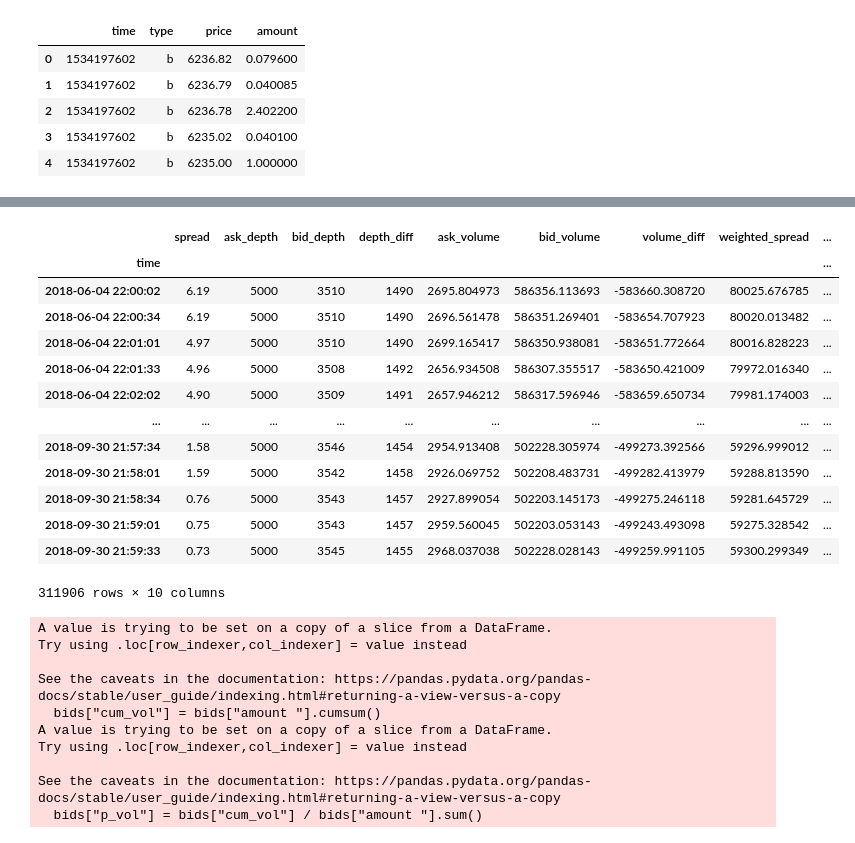
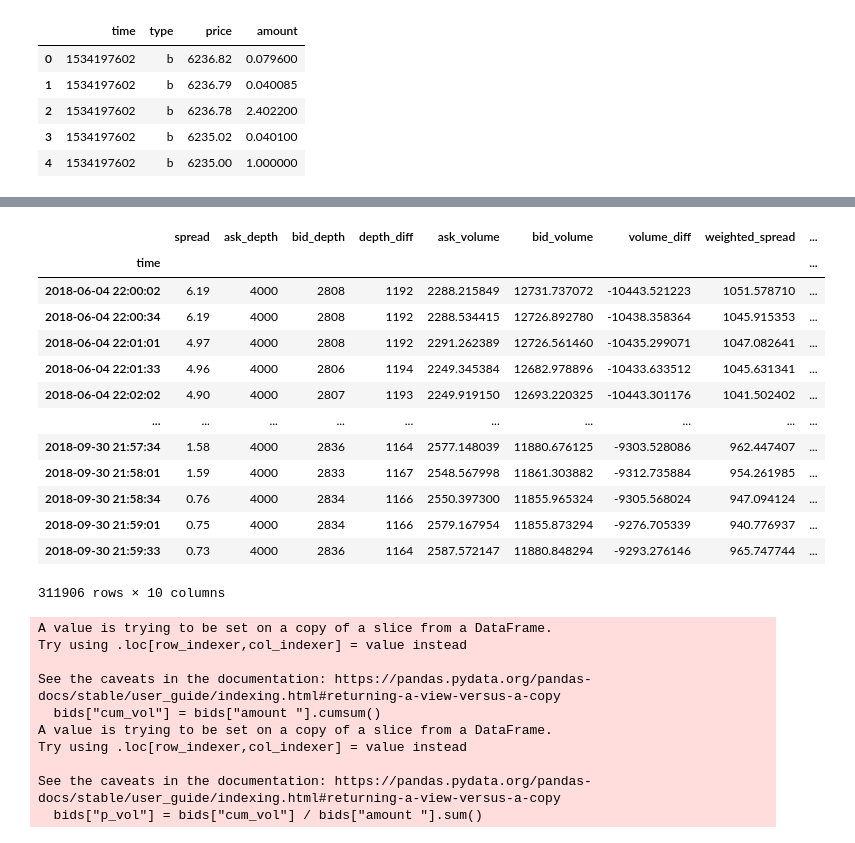
Before and after one commit to v-buchkov/mlfcs, a Jupyter notebook: experiments/v/0_Get_Features.ipynb, the cells around one changed output, grey strips where cells are left out. Cells and saved outputs as stored; diff of their text form; code cells hidden in the pictures.

```diff
--- a/experiments/v/0_Get_Features.ipynb
+++ b/experiments/v/0_Get_Features.ipynb
@@ -188,0 +273,29 @@ class OrderBookFeatures:
+# %%
+# Define a function to process the DataFrame
+def process_orderbook(df, thr: float = 0.20):
+    def filter_orderbook(group):
+        # Get bids and asks
+        bids = group[group["type"] == "b"]
+        asks = group[group["type"] == "a"]
+
+        # Calculate thresholds
+        bid_threshold = bids["price"].quantile(thr) if not bids.empty else None
+        ask_threshold = asks["price"].quantile(1 - thr) if not asks.empty else None
+
+        # Filter out the lowest 10% of bids
+        bids_filtered = bids[bids["price"] > bid_threshold] if bid_threshold else bids
+
+        # Filter out the highest 10% of asks
+        asks_filtered = asks[asks["price"] < ask_threshold] if ask_threshold else asks
+
+        # Combine filtered bids and asks
+        return pd.concat([bids_filtered, asks_filtered])
+
+    # Apply the filtering function on each group of "time"
+    df_filtered = df.groupby("time", group_keys=False).apply(filter_orderbook)
+
+    return df_filtered
+
+
+# Apply the function to your DataFrame
+df_filtered = process_orderbook(df)
@@ -189,21 +314,21 @@ class OrderBookFeatures:
 # %%
-ob = OrderBookFeatures()
-features = ob(df)
+obf = OrderBookFeatures()
+features = obf(df_filtered)
 features
 # %% [output]
 |  | spread | ask_depth | bid_depth | depth_diff | ask_volume | bid_volume | volume_diff | weighted_spread | ... |
 | time |  |  |  |  |  |  |  |  | ... |
-| 2018-06-04 22:00:02 | 6.19 | 5000 | 3510 | 1490 | 2695.804973 | 586356.113693 | -583660.308720 | 80025.676785 | ... |
-| 2018-06-04 22:00:34 | 6.19 | 5000 | 3510 | 1490 | 2696.561478 | 586351.269401 | -583654.707923 | 80020.013482 | ... |
-| 2018-06-04 22:01:01 | 4.97 | 5000 | 3510 | 1490 | 2699.165417 | 586350.938081 | -583651.772664 | 80016.828223 | ... |
-| 2018-06-04 22:01:33 | 4.96 | 5000 | 3508 | 1492 | 2656.934508 | 586307.355517 | -583650.421009 | 79972.016340 | ... |
-| 2018-06-04 22:02:02 | 4.90 | 5000 | 3509 | 1491 | 2657.946212 | 586317.596946 | -583659.650734 | 79981.174003 | ... |
+| 2018-06-04 22:00:02 | 6.19 | 4000 | 2808 | 1192 | 2288.215849 | 12731.737072 | -10443.521223 | 1051.578710 | ... |
+| 2018-06-04 22:00:34 | 6.19 | 4000 | 2808 | 1192 | 2288.534415 | 12726.892780 | -10438.358364 | 1045.915353 | ... |
+| 2018-06-04 22:01:01 | 4.97 | 4000 | 2808 | 1192 | 2291.262389 | 12726.561460 | -10435.299071 | 1047.082641 | ... |
+| 2018-06-04 22:01:33 | 4.96 | 4000 | 2806 | 1194 | 2249.345384 | 12682.978896 | -10433.633512 | 1045.631341 | ... |
+| 2018-06-04 22:02:02 | 4.90 | 4000 | 2807 | 1193 | 2249.919150 | 12693.220325 | -10443.301176 | 1041.502402 | ... |
 | ... | ... | ... | ... | ... | ... | ... | ... | ... | ... |
-| 2018-09-30 21:57:34 | 1.58 | 5000 | 3546 | 1454 | 2954.913408 | 502228.305974 | -499273.392566 | 59296.999012 | ... |
-| 2018-09-30 21:58:01 | 1.59 | 5000 | 3542 | 1458 | 2926.069752 | 502208.483731 | -499282.413979 | 59288.813590 | ... |
-| 2018-09-30 21:58:34 | 0.76 | 5000 | 3543 | 1457 | 2927.899054 | 502203.145173 | -499275.246118 | 59281.645729 | ... |
-| 2018-09-30 21:59:01 | 0.75 | 5000 | 3543 | 1457 | 2959.560045 | 502203.053143 | -499243.493098 | 59275.328542 | ... |
-| 2018-09-30 21:59:33 | 0.73 | 5000 | 3545 | 1455 | 2968.037038 | 502228.028143 | -499259.991105 | 59300.299349 | ... |
+| 2018-09-30 21:57:34 | 1.58 | 4000 | 2836 | 1164 | 2577.148039 | 11880.676125 | -9303.528086 | 962.447407 | ... |
+| 2018-09-30 21:58:01 | 1.59 | 4000 | 2833 | 1167 | 2548.567998 | 11861.303882 | -9312.735884 | 954.261985 | ... |
+| 2018-09-30 21:58:34 | 0.76 | 4000 | 2834 | 1166 | 2550.397300 | 11855.965324 | -9305.568024 | 947.094124 | ... |
+| 2018-09-30 21:59:01 | 0.75 | 4000 | 2834 | 1166 | 2579.167954 | 11855.873294 | -9276.705339 | 940.776937 | ... |
+| 2018-09-30 21:59:33 | 0.73 | 4000 | 2836 | 1164 | 2587.572147 | 11880.848294 | -9293.276146 | 965.747744 | ... |
 311906 rows × 10 columns
 # %%
 snapshot = df[df["time"] == 1534197602]
```
Also changed, not shown: parts of 11 cells of this notebook, 13 other files.
